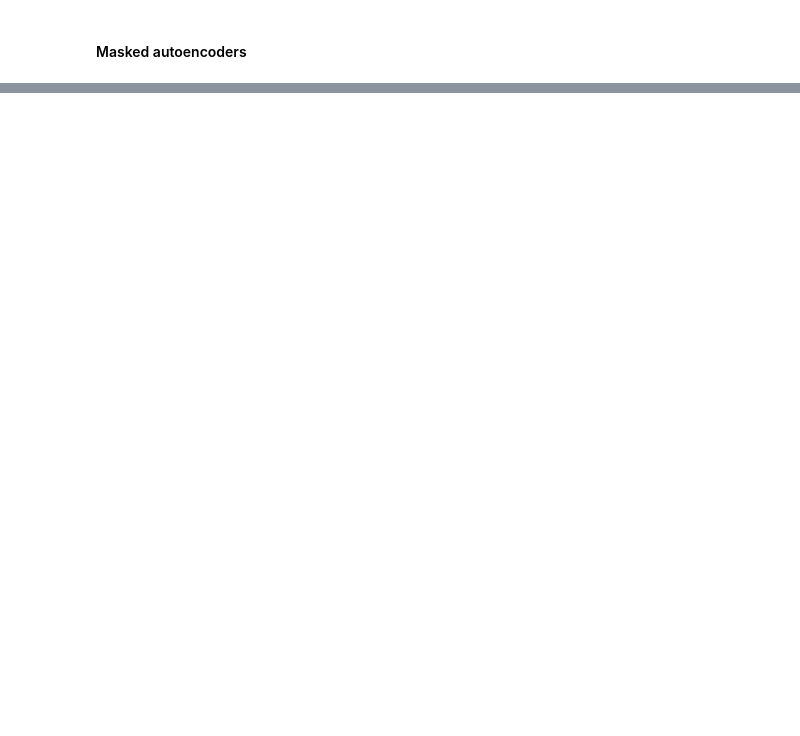
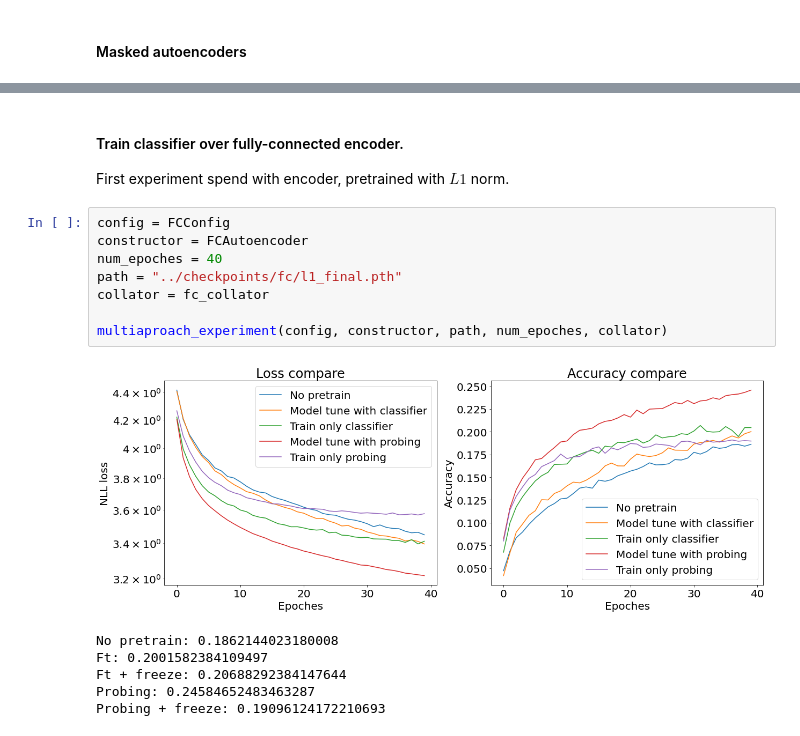
Before and after one commit to johanDDC/MIL_autoencoder, a Jupyter notebook: notebooks/experiments.ipynb, the cells around one changed output, grey strips where cells are left out. Cells and saved outputs as stored; diff of their text form; blank space fills up the shorter version.

```diff
--- a/notebooks/experiments.ipynb
+++ b/notebooks/experiments.ipynb
@@ -241,0 +411,19 @@ plt.show()
+# %% [markdown]
+#### Train classifier over fully-connected encoder.
+
+First experiment spend with encoder, pretrained with $L1$ norm.
+# %%
+config = FCConfig
+constructor = FCAutoencoder
+num_epoches = 40
+path = "../checkpoints/fc/l1_final.pth"
+collator = fc_collator
+
+multiaproach_experiment(config, constructor, path, num_epoches, collator)
+# %% [output]
+[figure, added]
+No pretrain: 0.1862144023180008
+Ft: 0.2001582384109497
+Ft + freeze: 0.20688292384147644
+Probing: 0.24584652483463287
+Probing + freeze: 0.19096124172210693
```
Also changed, not shown: parts of 19 cells of this notebook, 4 other files.
